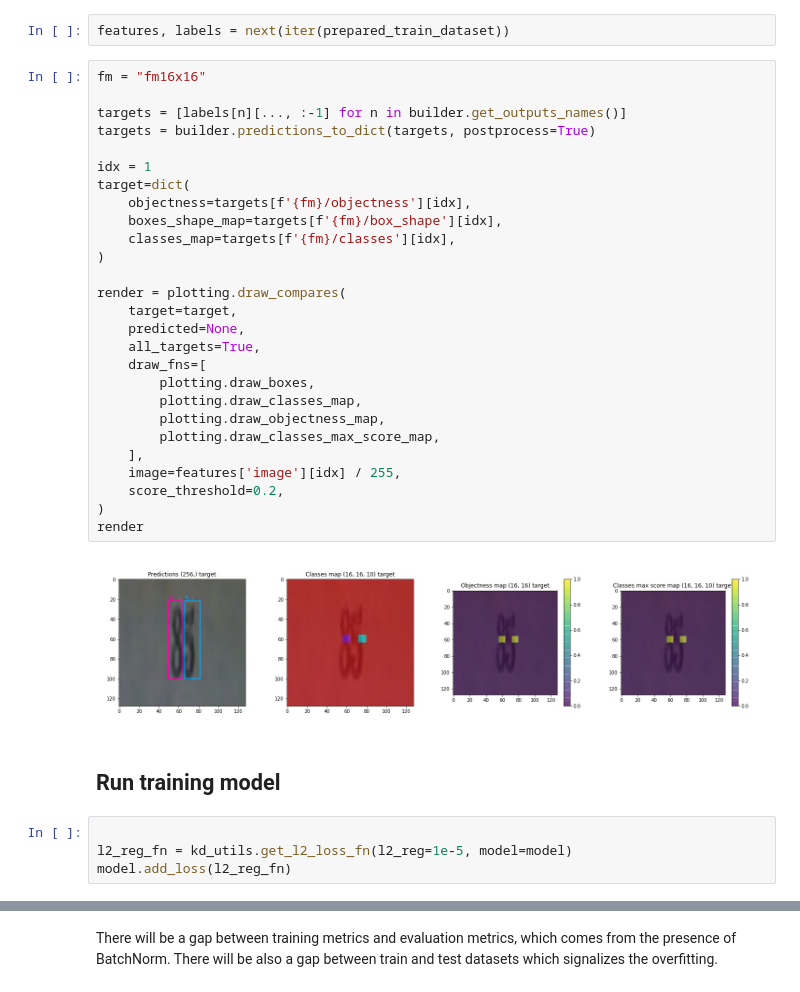
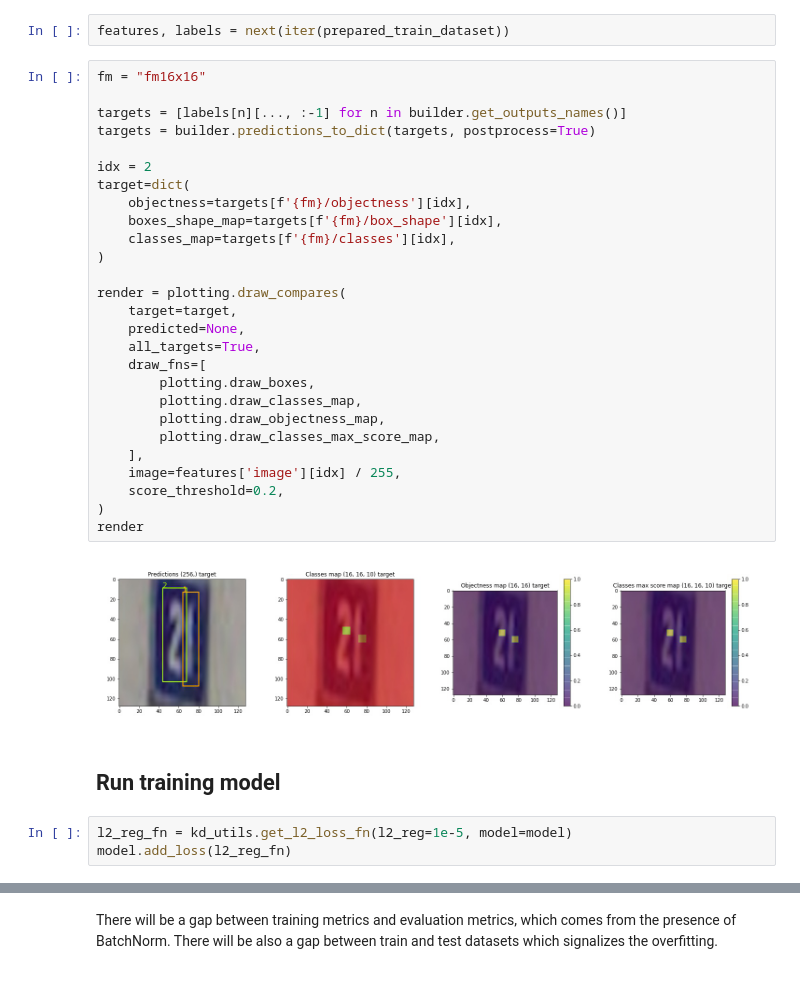
Before and after one commit to kmkolasinski/keras_detection, a Jupyter notebook: notebooks/fpn_builder_svhn.ipynb, the cells around one changed output, grey strips where cells are left out. Cells and saved outputs as stored; diff of their text form.

```diff
--- a/notebooks/fpn_builder_svhn.ipynb
+++ b/notebooks/fpn_builder_svhn.ipynb
@@ -201,36 +205,35 @@ features, labels = next(iter(prepared_train_dataset))
 # %%
 fm = "fm16x16"
 
 targets = [labels[n][..., :-1] for n in builder.get_outputs_names()]
 targets = builder.predictions_to_dict(targets, postprocess=True)
 
-idx = 1
+idx = 2
 target=dict(
     objectness=targets[f'{fm}/objectness'][idx],
     boxes_shape_map=targets[f'{fm}/box_shape'][idx],
     classes_map=targets[f'{fm}/classes'][idx],
 )
 
 render = plotting.draw_compares(
     target=target,
     predicted=None,
     all_targets=True,
     draw_fns=[
         plotting.draw_boxes,
         plotting.draw_classes_map,
         plotting.draw_objectness_map,
         plotting.draw_classes_max_score_map,
     ],
     image=features['image'][idx] / 255,
     score_threshold=0.2,
 )
 render
 # %% [output]
-[figure, old version]
+[figure, new version]
 # %% [markdown]
 ## Run training model
 # %%
-
 l2_reg_fn = kd_utils.get_l2_loss_fn(l2_reg=1e-5, model=model)
 model.add_loss(l2_reg_fn)
 # %%
```
Also changed, not shown: parts of 35 cells of this notebook.
